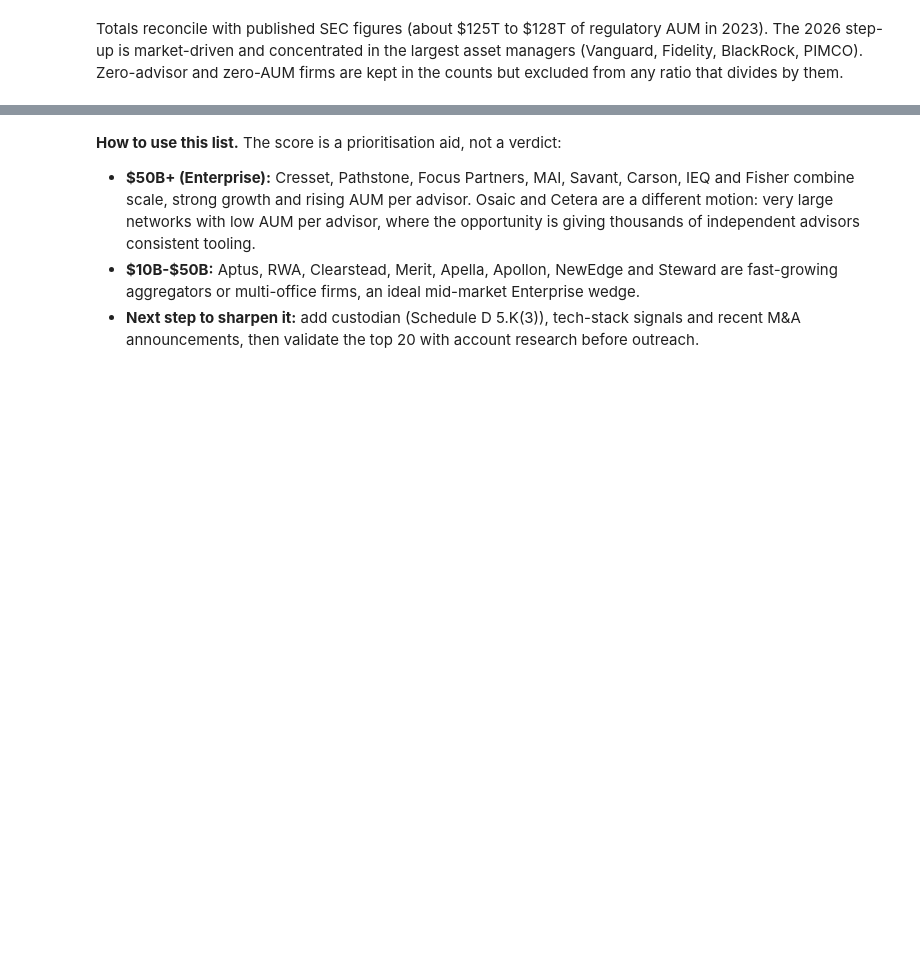
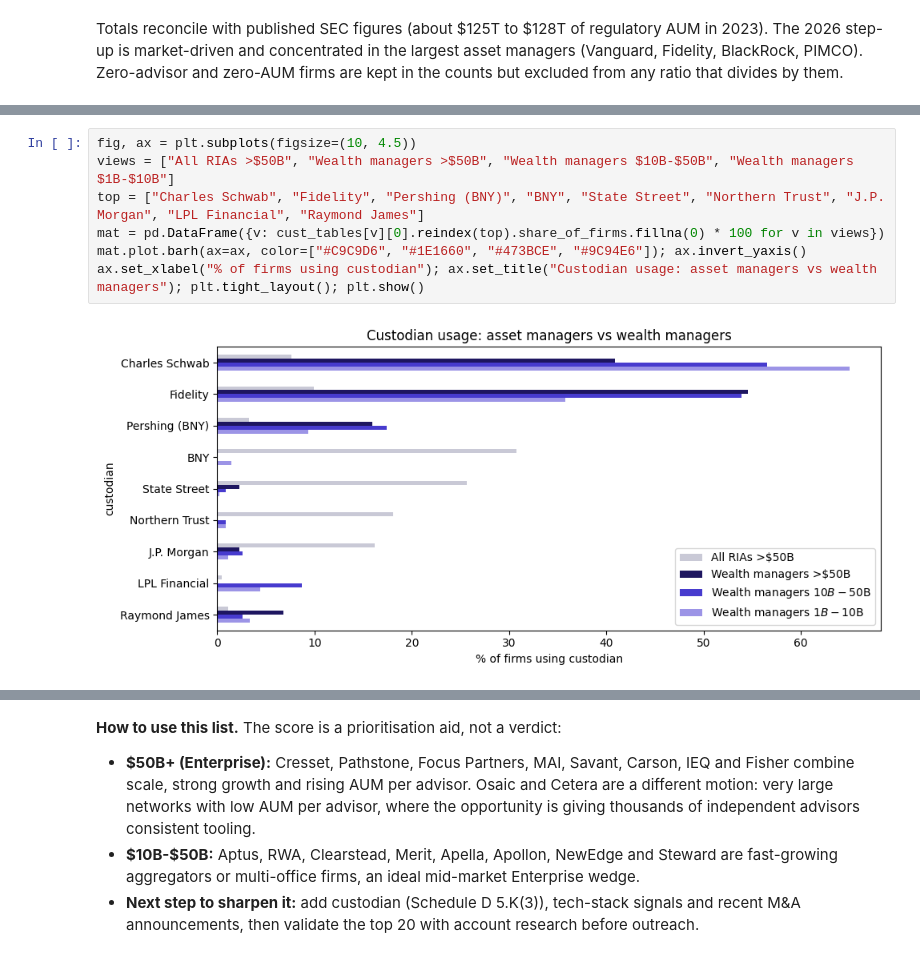
Before and after one commit to justinmcbryan/nevis-ria-analysis, a Jupyter notebook: nevis_ria_analysis.ipynb, the cells around one changed output, grey strips where cells are left out. Saved outputs shown, nothing was run; the diff lists cells and outputs as text; blank space fills up the shorter version.

Commit message:
Restructure notebook: overview, questions, custodians and ownership change

```diff
--- a/nevis_ria_analysis.ipynb
+++ b/nevis_ria_analysis.ipynb
@@ -851,0 +1100,9 @@ fmt(targets).rename(columns={"adv_end": "advisors"})
+# %%
+fig, ax = plt.subplots(figsize=(10, 4.5))
+views = ["All RIAs >$50B", "Wealth managers >$50B", "Wealth managers $10B-$50B", "Wealth managers $1B-$10B"]
+top = ["Charles Schwab", "Fidelity", "Pershing (BNY)", "BNY", "State Street", "Northern Trust", "J.P. Morgan", "LPL Financial", "Raymond James"]
+mat = pd.DataFrame({v: cust_tables[v][0].reindex(top).share_of_firms.fillna(0) * 100 for v in views})
+mat.plot.barh(ax=ax, color=["#C9C9D6", "#1E1660", "#473BCE", "#9C94E6"]); ax.invert_yaxis()
+ax.set_xlabel("% of firms using custodian"); ax.set_title("Custodian usage: asset managers vs wealth managers"); plt.tight_layout(); plt.show()
+# %% [output]
+[figure, added]
```
Also changed, not shown: parts of 91 cells of this notebook, 2 other files.
